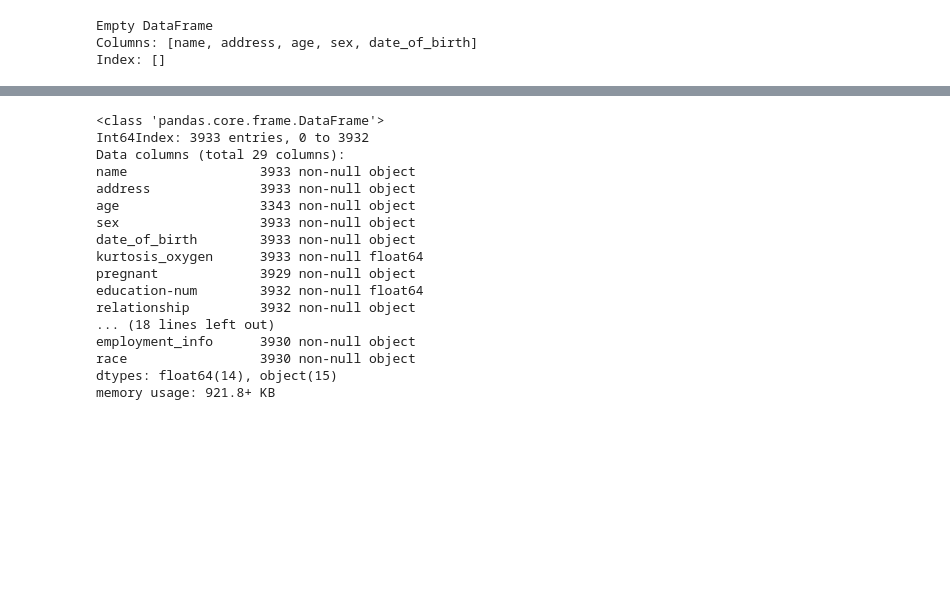
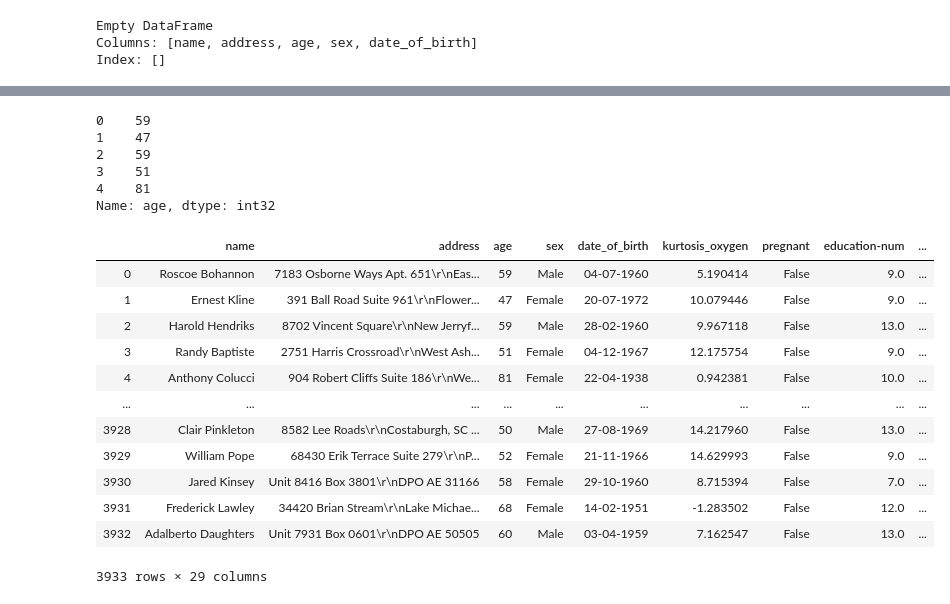
Before and after one commit to MCFreddie777/iau-project, a Jupyter notebook: odovzdanie_2.ipynb, the cells around one changed output, grey strips where cells are left out. Drawn from its saved outputs; the diff is of its cells as text; code cells hidden in the pictures; blank space fills up the shorter version.

```diff
--- a/odovzdanie_2.ipynb
+++ b/odovzdanie_2.ipynb
@@ -165,0 +319,3 @@ data = pd.merge(data_personal,data_other ,left_on=['name','address'], right_on=[
+# %%
+temp = pd.DataFrame(valid)
+temp.mode()
@@ -165,0 +325,3 @@ data = pd.merge(data_personal,data_other ,left_on=['name','address'], right_on=[
+# %%
+validny_rok=temp.iloc[0][0]
+validny_rok
@@ -165,0 +330,13 @@ data = pd.merge(data_personal,data_other ,left_on=['name','address'], right_on=[
+# %%
+def dopocitanie_vek(data):
+        #person_age = data['age']
+        person_date = data['date_of_birth'].str[6:10]
+        person_date  =  person_date.astype(int)
+       # if person_age <=0:
+        print('bla')
+        temp = validny_rok - person_date
+        print(temp)
+        data.loc[data.age <= 0, 'age'] = temp
+        return data
+# %%
+data = dopocitanie_vek(data)
@@ -166,20 +357,25 @@ data = pd.merge(data_personal,data_other ,left_on=['name','address'], right_on=[
+# %%
+data.age.head()
+# %% [output]
+0    59
+1    47
+2    59
+3    51
+4    81
+Name: age, dtype: int32
 # %%
-data.info()
+data
 # %% [output]
+|  | name | address | age | sex | date_of_birth | kurtosis_oxygen | pregnant | education-num | ... |
+| 0 | Roscoe Bohannon | 7183 Osborne Ways Apt. 651\r\nEas... | 59 | Male | 04-07-1960 | 5.190414 | False | 9.0 | ... |
+| 1 | Ernest Kline | 391 Ball Road Suite 961\r\nFlower... | 47 | Female | 20-07-1972 | 10.079446 | False | 9.0 | ... |
+| 2 | Harold Hendriks | 8702 Vincent Square\r\nNew Jerryf... | 59 | Male | 28-02-1960 | 9.967118 | False | 13.0 | ... |
+| 3 | Randy Baptiste | 2751 Harris Crossroad\r\nWest Ash... | 51 | Female | 04-12-1967 | 12.175754 | False | 9.0 | ... |
+| 4 | Anthony Colucci | 904 Robert Cliffs Suite 186\r\nWe... | 81 | Female | 22-04-1938 | 0.942381 | False | 10.0 | ... |
+| ... | ... | ... | ... | ... | ... | ... | ... | ... | ... |
+| 3928 | Clair Pinkleton | 8582 Lee Roads\r\nCostaburgh, SC ... | 50 | Male | 27-08-1969 | 14.217960 | False | 13.0 | ... |
+| 3929 | William Pope | 68430 Erik Terrace Suite 279\r\nP... | 52 | Female | 21-11-1966 | 14.629993 | False | 9.0 | ... |
+| 3930 | Jared Kinsey | Unit 8416 Box 3801\r\nDPO AE 31166 | 58 | Female | 29-10-1960 | 8.715394 | False | 7.0 | ... |
+| 3931 | Frederick Lawley | 34420 Brian Stream\r\nLake Michae... | 68 | Female | 14-02-1951 | -1.283502 | False | 12.0 | ... |
+| 3932 | Adalberto Daughters | Unit 7931 Box 0601\r\nDPO AE 50505 | 60 | Male | 03-04-1959 | 7.162547 | False | 13.0 | ... |
-<class 'pandas.core.frame.DataFrame'>
-Int64Index: 3933 entries, 0 to 3932
-Data columns (total 29 columns):
-name                 3933 non-null object
-address              3933 non-null object
-age                  3343 non-null object
-sex                  3933 non-null object
-date_of_birth        3933 non-null object
-kurtosis_oxygen      3933 non-null float64
-pregnant             3929 non-null object
-education-num        3932 non-null float64
-relationship         3932 non-null object
-... (18 lines left out)
-employment_info      3930 non-null object
-race                 3930 non-null object
-dtypes: float64(14), object(15)
-memory usage: 921.8+ KB
+3933 rows × 29 columns
```
Also changed, not shown: parts of 27 cells of this notebook.
